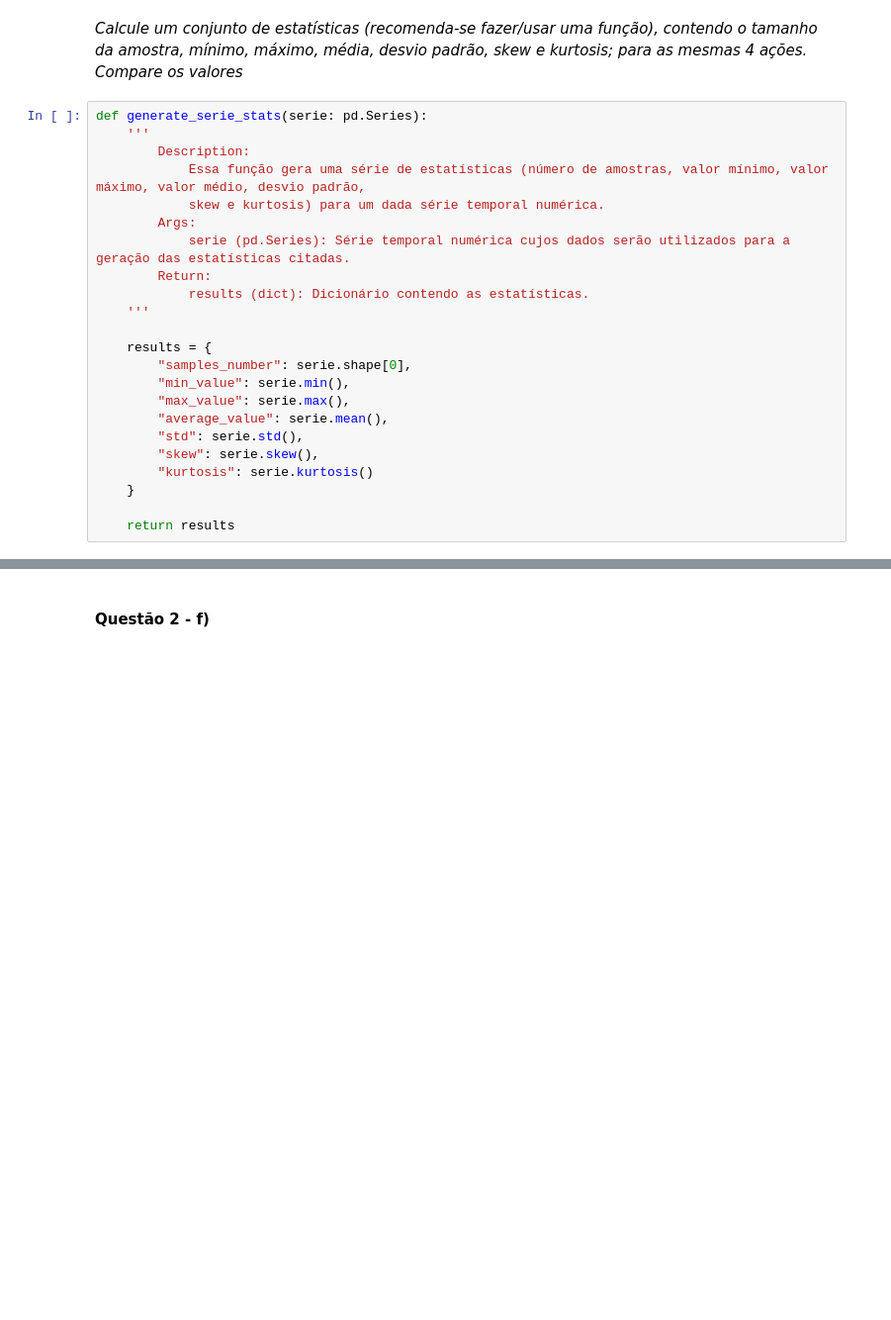
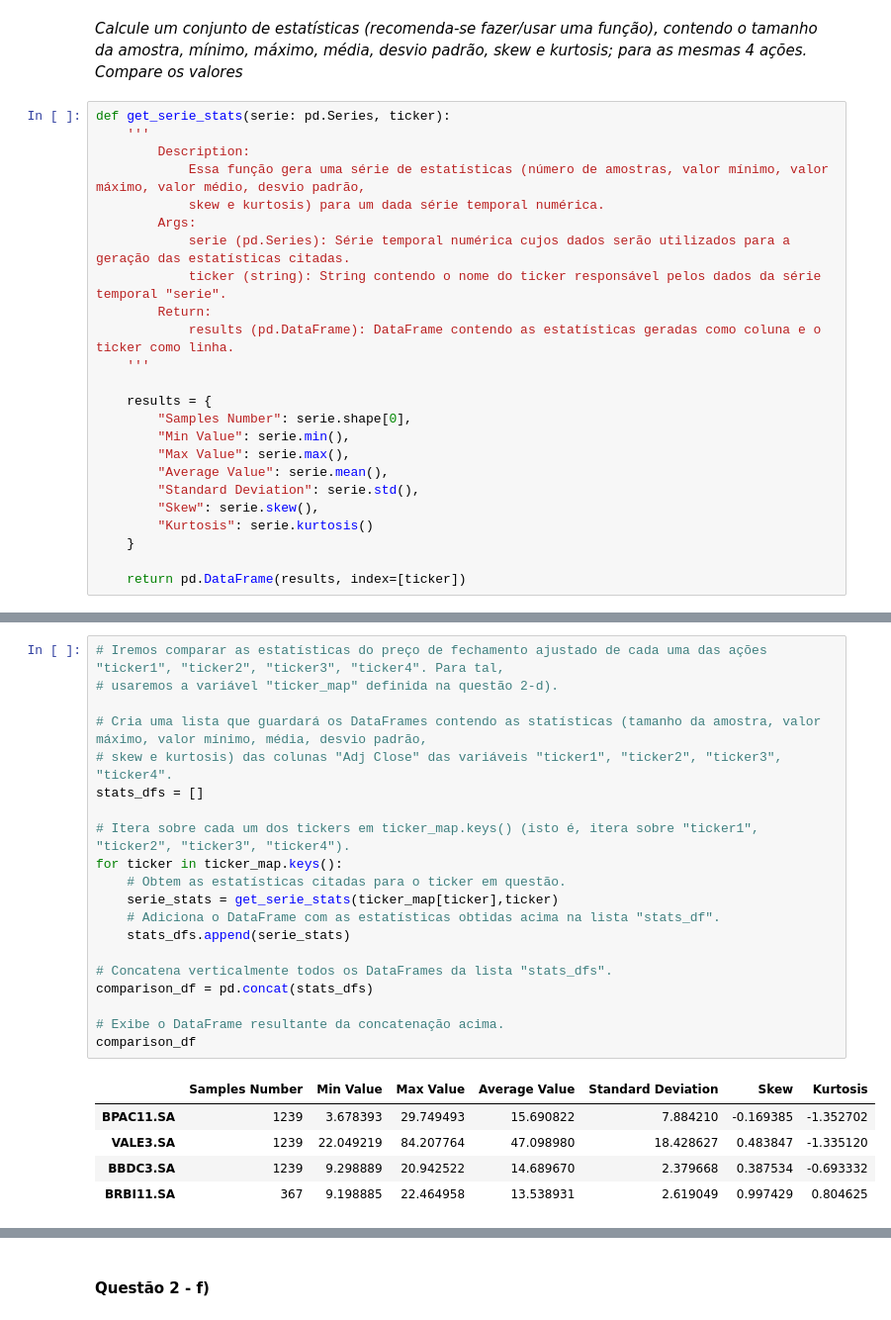
Before and after one commit to GB-Navarro/case_introdutorio_fin_quant, a Jupyter notebook: case_quant_introdutorio.ipynb, the cells around one changed output, grey strips where cells are left out. Shown at 99% size. Cells and saved outputs as stored; diff of their text form; blank space fills up the shorter version.

```diff
--- a/case_quant_introdutorio.ipynb
+++ b/case_quant_introdutorio.ipynb
@@ -1049,25 +1039,26 @@ obs: recomendamos utilizarem os pacotes  __statsmodels.api__ e __scipy.stats__
 # %% [markdown]
 *Calcule um conjunto de estatísticas (recomenda-se fazer/usar uma função), contendo o tamanho da amostra, mínimo, máximo, média, desvio padrão, skew e kurtosis; para as mesmas 4 ações. Compare os valores*
 # %%
-def generate_serie_stats(serie: pd.Series):
+def get_serie_stats(serie: pd.Series, ticker):
     '''
         Description:
             Essa função gera uma série de estatísticas (número de amostras, valor mínimo, valor máximo, valor médio, desvio padrão,
             skew e kurtosis) para um dada série temporal numérica.
         Args:
             serie (pd.Series): Série temporal numérica cujos dados serão utilizados para a geração das estatísticas citadas.
+            ticker (string): String contendo o nome do ticker responsável pelos dados da série temporal "serie".
         Return:
-            results (dict): Dicionário contendo as estatísticas.
+            results (pd.DataFrame): DataFrame contendo as estatísticas geradas como coluna e o ticker como linha.
     '''
 
     results = {
-        "samples_number": serie.shape[0],
-        "min_value": serie.min(),
-        "max_value": serie.max(),
-        "average_value": serie.mean(),
-        "std": serie.std(),
-        "skew": serie.skew(),
-        "kurtosis": serie.kurtosis()
+        "Samples Number": serie.shape[0],
+        "Min Value": serie.min(),
+        "Max Value": serie.max(),
+        "Average Value": serie.mean(),
+        "Standard Deviation": serie.std(),
+        "Skew": serie.skew(),
+        "Kurtosis": serie.kurtosis()
     }
 
-    return results
+    return pd.DataFrame(results, index=[ticker])
@@ -1084,0 +1070,26 @@ VALE3.SA
+# %%
+# Iremos comparar as estatísticas do preço de fechamento ajustado de cada uma das ações "ticker1", "ticker2", "ticker3", "ticker4". Para tal,
+# usaremos a variável "ticker_map" definida na questão 2-d).
+
+# Cria uma lista que guardará os DataFrames contendo as statísticas (tamanho da amostra, valor máximo, valor mínimo, média, desvio padrão,
+# skew e kurtosis) das colunas "Adj Close" das variáveis "ticker1", "ticker2", "ticker3", "ticker4".
+stats_dfs = []
+
+# Itera sobre cada um dos tickers em ticker_map.keys() (isto é, itera sobre "ticker1", "ticker2", "ticker3", "ticker4").
+for ticker in ticker_map.keys():
+    # Obtem as estatísticas citadas para o ticker em questão.
+    serie_stats = get_serie_stats(ticker_map[ticker],ticker)
+    # Adiciona o DataFrame com as estatísticas obtidas acima na lista "stats_df".
+    stats_dfs.append(serie_stats)
+
+# Concatena verticalmente todos os DataFrames da lista "stats_dfs".
+comparison_df = pd.concat(stats_dfs)
+
+# Exibe o DataFrame resultante da concatenação acima.
+comparison_df
+# %% [output]
+|  | Samples Number | Min Value | Max Value | Average Value | Standard Deviation | Skew | Kurtosis |
+| BPAC11.SA | 1239 | 3.678393 | 29.749493 | 15.690822 | 7.884210 | -0.169385 | -1.352702 |
+| VALE3.SA | 1239 | 22.049219 | 84.207764 | 47.098980 | 18.428627 | 0.483847 | -1.335120 |
+| BBDC3.SA | 1239 | 9.298889 | 20.942522 | 14.689670 | 2.379668 | 0.387534 | -0.693332 |
+| BRBI11.SA | 367 | 9.198885 | 22.464958 | 13.538931 | 2.619049 | 0.997429 | 0.804625 |
```
Also changed, not shown: parts of 12 cells of this notebook.
